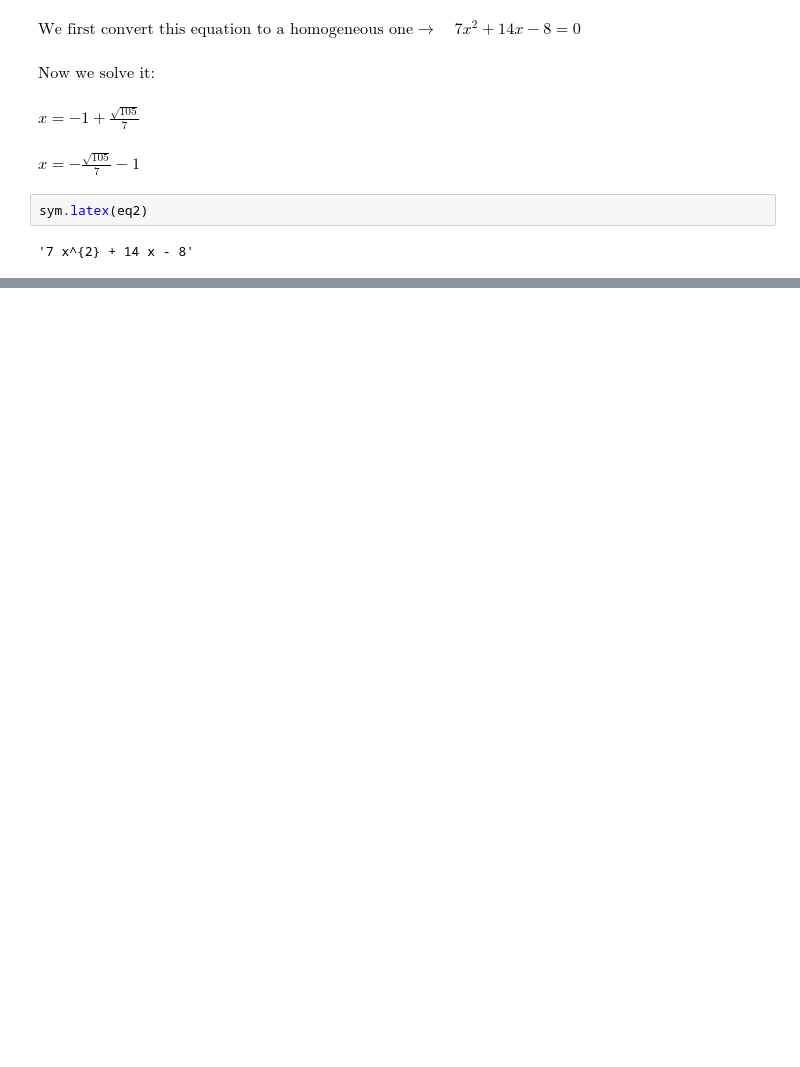
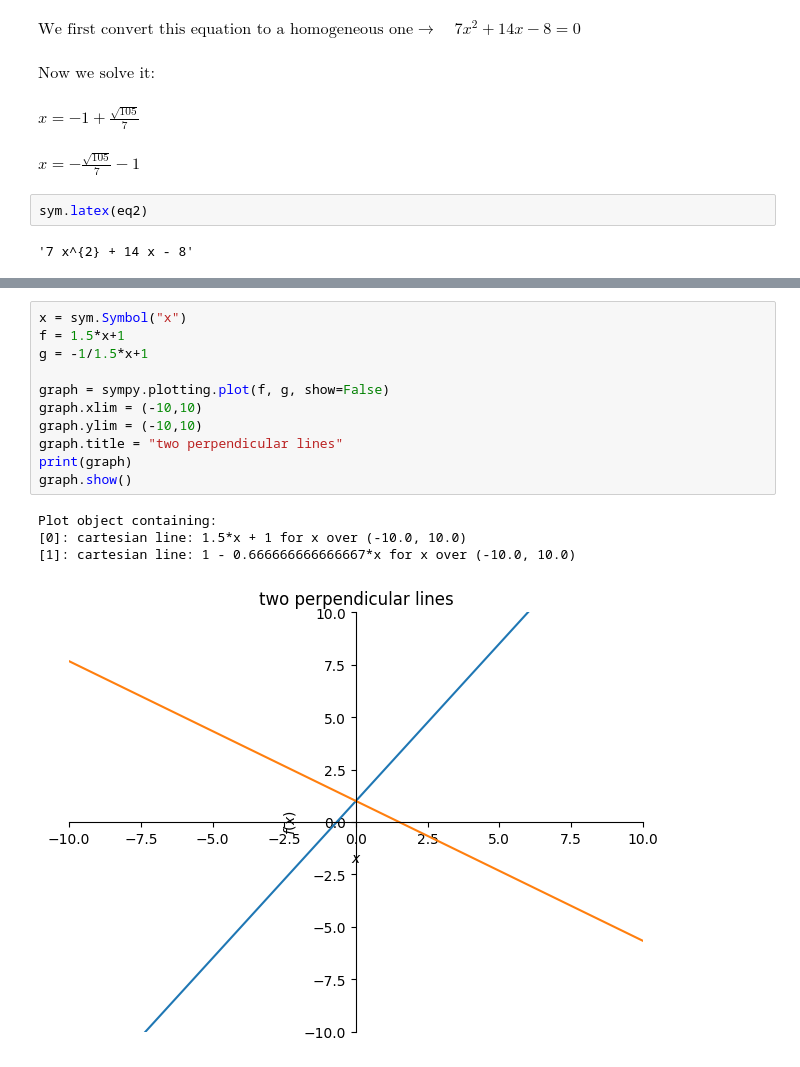
Before and after one commit to Alexderoode011202/MasterMathByCodingInPython, a Jupyter notebook: own_folder/testing_with_algebra.ipynb, the cells around one changed output, grey strips where cells are left out. Drawn from its saved outputs; the diff is of its cells as text; blank space fills up the shorter version.

```diff
--- a/own_folder/testing_with_algebra.ipynb
+++ b/own_folder/testing_with_algebra.ipynb
@@ -30,0 +55,16 @@ sym.latex(eq2)
+# %%
+x = sym.Symbol("x")
+f = 1.5*x+1
+g = -1/1.5*x+1
+
+graph = sympy.plotting.plot(f, g, show=False)
+graph.xlim = (-10,10)
+graph.ylim = (-10,10)
+graph.title = "two perpendicular lines"
+print(graph)
+graph.show()
+# %% [output]
+Plot object containing:
+[0]: cartesian line: 1.5*x + 1 for x over (-10.0, 10.0)
+[1]: cartesian line: 1 - 0.666666666666667*x for x over (-10.0, 10.0)
+[figure, added]
```
Also changed, not shown: parts of 5 cells of this notebook, 5 other files.
